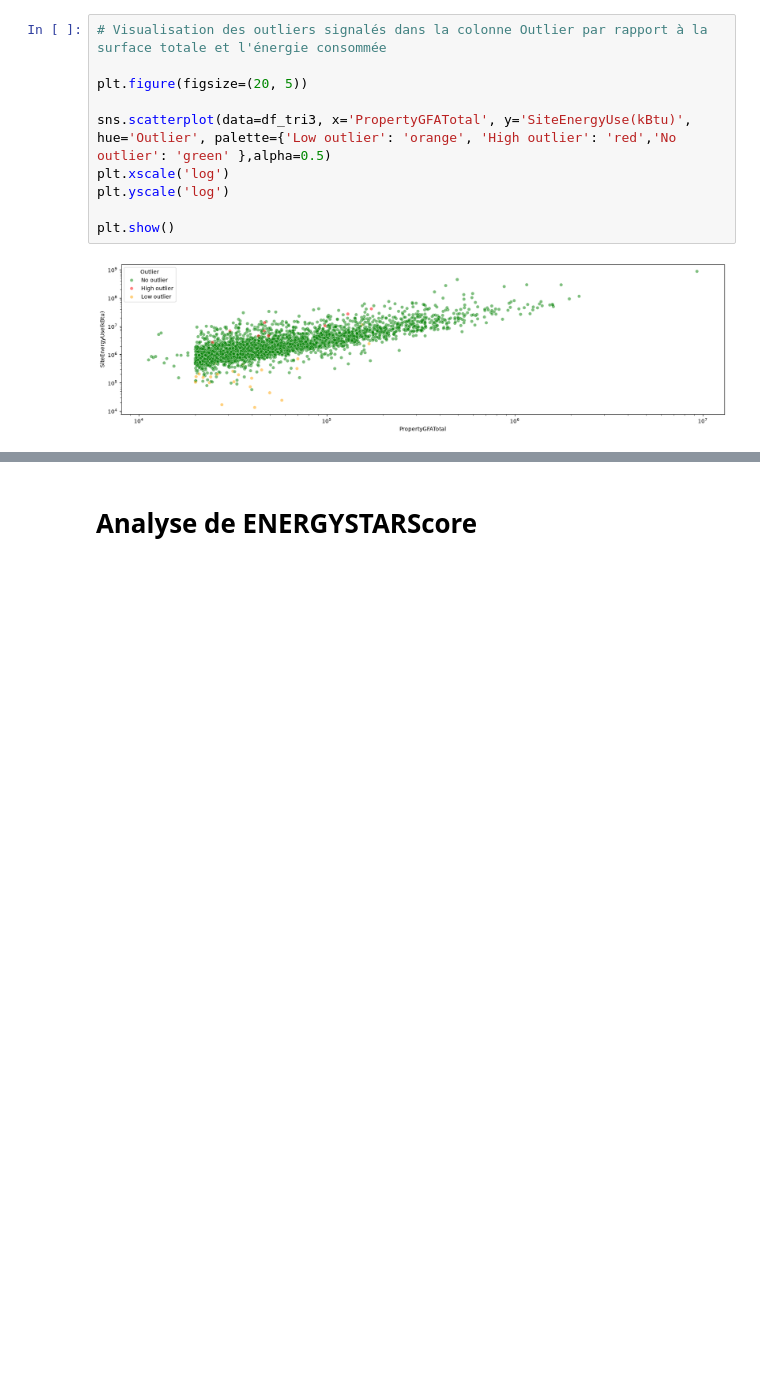
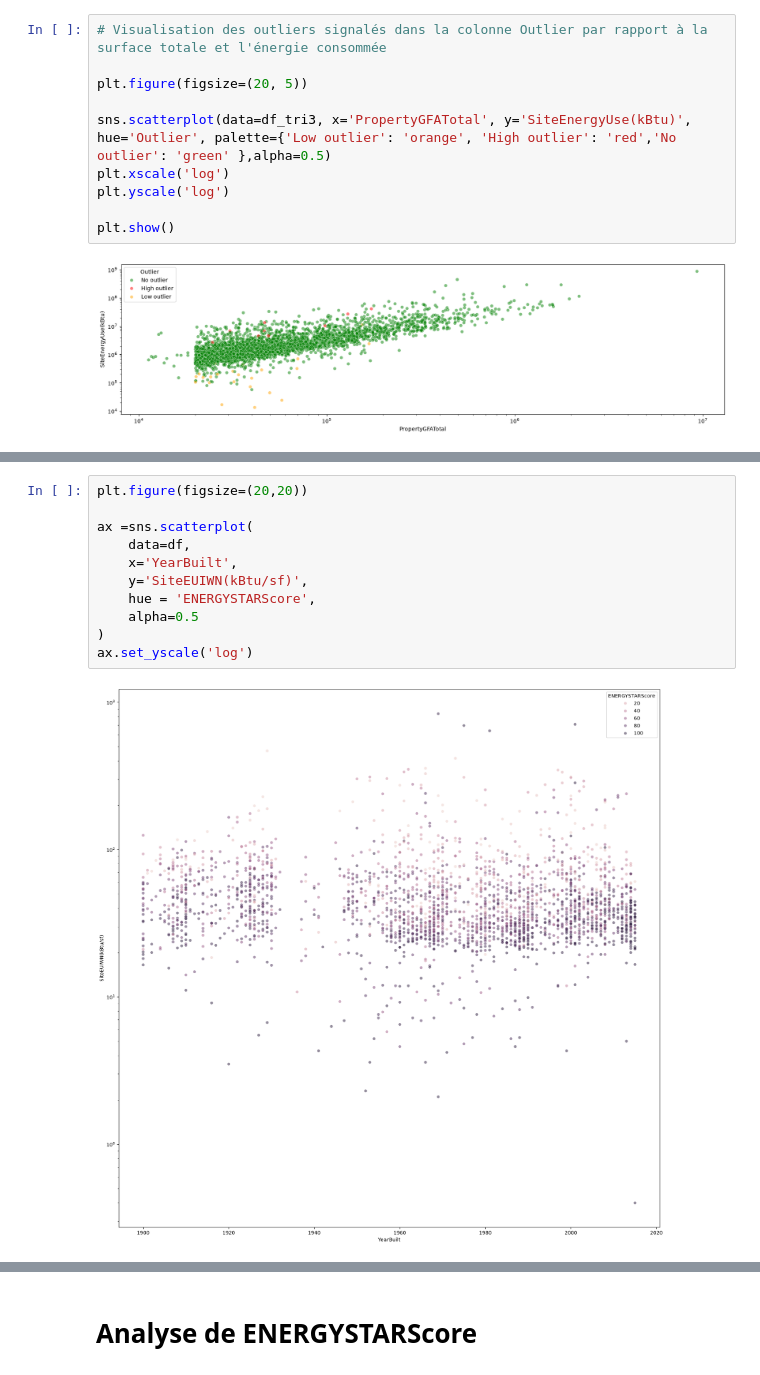
Before and after one commit to Leozmee/Seattle-Electricity-Prediction, a Jupyter notebook: analyse_exploratoire.ipynb, the cells around one changed output, grey strips where cells are left out. Cells and saved outputs as stored; diff of their text form; blank space fills up the shorter version.

```diff
--- a/analyse_exploratoire.ipynb
+++ b/analyse_exploratoire.ipynb
@@ -229,0 +365,13 @@ plt.show()
+# %%
+plt.figure(figsize=(20,20))
+
+ax =sns.scatterplot(
+    data=df,
+    x='YearBuilt',
+    y='SiteEUIWN(kBtu/sf)',
+    hue = 'ENERGYSTARScore',
+    alpha=0.5
+)
+ax.set_yscale('log')
+# %% [output]
+[figure, added]
```
Also changed, not shown: parts of 13 cells of this notebook.
